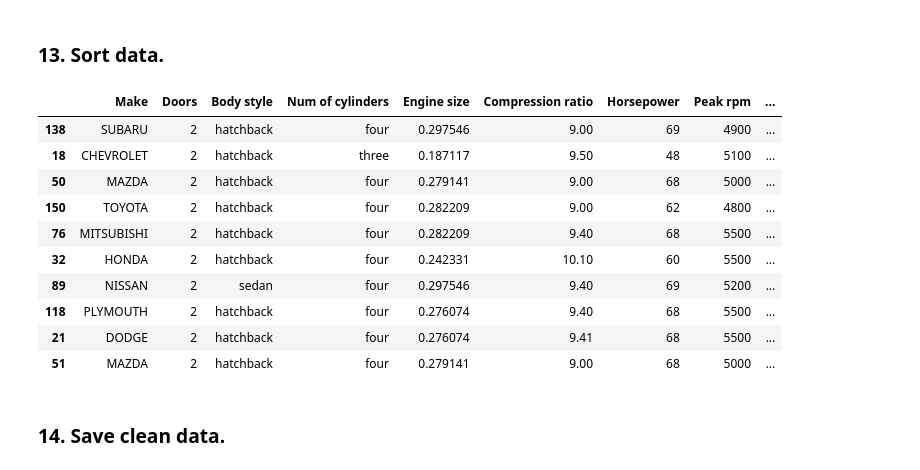
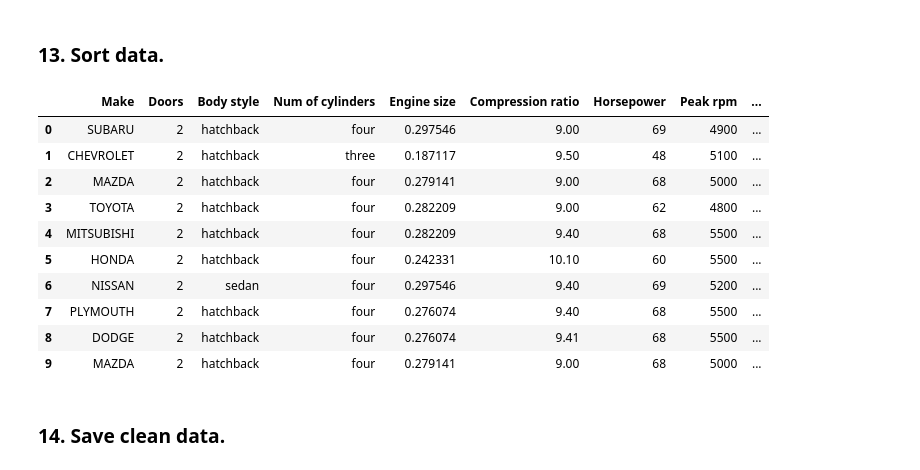
Before and after one commit to ABF1987/DataScience_CheatSheet, a Jupyter notebook: Cleaning_data.ipynb, the cells around one changed output. Cells and saved outputs as stored; diff of their text form; code cells hidden in the pictures.

```diff
--- a/Cleaning_data.ipynb
+++ b/Cleaning_data.ipynb
@@ -311,4 +317,4 @@ df["Doors"].replace(np.nan, most_frecuent, inplace=True)
 **Reason:** If price is what we want to predict, any data entry without price data cannot be used for prediction.
 # %%
 # Drop rows without cars price
-df.dropna(subset=["Price"], axis=0)
+df.dropna(subset=["Price"], axis=0, inplace=True)
@@ -415,7 +427,8 @@ This is the process of transforming values of several variables into a similar r
   * The variable range from 0 to 1.
 # %%
 # Example: replace (original value) by (original value)/(maximum value)
-df['Engine size'] = df['Engine size']/df['Engine size'].max()
+max_engine_size = df['Engine size'].max()
+df['Engine size'] = df['Engine size']/max_engine_size
 df.head()
 # %% [output]
 |  | Make | Fuel type | Doors | Body style | Num of cylinders | Engine size | Compression ratio | Horsepower | ... |
@@ -430,8 +443,8 @@ df.head()
 This is a process of transforming continuous numerical variables into discrete categorical 'bins', for grouped analysis. For example, if we only care about the price difference between cars with high, medium, and little horsepower we can we rearrange them into three ‘bins' to simplify analysis.
 # %%
 # Create 3 bins of equal size bandwidth.
-bins = np.linspace(min(df["Horsepower"]), max(df["Horsepower"]), 4)
 group_names = ['Low', 'Medium', 'High']
+bins = np.linspace(min(df["Horsepower"]), max(df["Horsepower"]), len(group_names)+1)
 df['Horsepower binned'] = pd.cut(df['Horsepower'], bins, labels=group_names, include_lowest=True )
 df[['Horsepower','Horsepower binned']].head()
 # %% [output]
@@ -495,3 +512,10 @@ df.head()
 | 2 | ALFA-ROMERO | 2 | hatchback | six | 0.466258 | 9.0 | 154 | 5000 | ... |
 | 3 | AUDI | 4 | sedan | four | 0.334356 | 10.0 | 102 | 5500 | ... |
 | 4 | AUDI | 4 | sedan | five | 0.417178 | 8.0 | 115 | 5500 | ... |
+# %%
+# Rename columns
+newcols = {'diesel' : 'Diesel',
+           'gas' : 'Gas'}
+
+df.rename(columns=newcols, inplace=True)
+df.head()
@@ -502,19 +533,21 @@ df.head()
 ### 13. Sort data.
 # %%
 df.sort_values(by=['Price'], inplace=True)
+# Reset index
+df.reset_index(drop=True, inplace=True)
 df.head(10)
 # %% [output]
 |  | Make | Doors | Body style | Num of cylinders | Engine size | Compression ratio | Horsepower | Peak rpm | ... |
-| 138 | SUBARU | 2 | hatchback | four | 0.297546 | 9.00 | 69 | 4900 | ... |
-| 18 | CHEVROLET | 2 | hatchback | three | 0.187117 | 9.50 | 48 | 5100 | ... |
-| 50 | MAZDA | 2 | hatchback | four | 0.279141 | 9.00 | 68 | 5000 | ... |
-| 150 | TOYOTA | 2 | hatchback | four | 0.282209 | 9.00 | 62 | 4800 | ... |
-| 76 | MITSUBISHI | 2 | hatchback | four | 0.282209 | 9.40 | 68 | 5500 | ... |
-| 32 | HONDA | 2 | hatchback | four | 0.242331 | 10.10 | 60 | 5500 | ... |
-| 89 | NISSAN | 2 | sedan | four | 0.297546 | 9.40 | 69 | 5200 | ... |
-| 118 | PLYMOUTH | 2 | hatchback | four | 0.276074 | 9.40 | 68 | 5500 | ... |
-| 21 | DODGE | 2 | hatchback | four | 0.276074 | 9.41 | 68 | 5500 | ... |
-| 51 | MAZDA | 2 | hatchback | four | 0.279141 | 9.00 | 68 | 5000 | ... |
+| 0 | SUBARU | 2 | hatchback | four | 0.297546 | 9.00 | 69 | 4900 | ... |
+| 1 | CHEVROLET | 2 | hatchback | three | 0.187117 | 9.50 | 48 | 5100 | ... |
+| 2 | MAZDA | 2 | hatchback | four | 0.279141 | 9.00 | 68 | 5000 | ... |
+| 3 | TOYOTA | 2 | hatchback | four | 0.282209 | 9.00 | 62 | 4800 | ... |
+| 4 | MITSUBISHI | 2 | hatchback | four | 0.282209 | 9.40 | 68 | 5500 | ... |
+| 5 | HONDA | 2 | hatchback | four | 0.242331 | 10.10 | 60 | 5500 | ... |
+| 6 | NISSAN | 2 | sedan | four | 0.297546 | 9.40 | 69 | 5200 | ... |
+| 7 | PLYMOUTH | 2 | hatchback | four | 0.276074 | 9.40 | 68 | 5500 | ... |
+| 8 | DODGE | 2 | hatchback | four | 0.276074 | 9.41 | 68 | 5500 | ... |
+| 9 | MAZDA | 2 | hatchback | four | 0.279141 | 9.00 | 68 | 5000 | ... |
 # %% [markdown]
 ### 14. Save clean data.
 # %%
```
Also changed, not shown: parts of 25 cells of this notebook.
